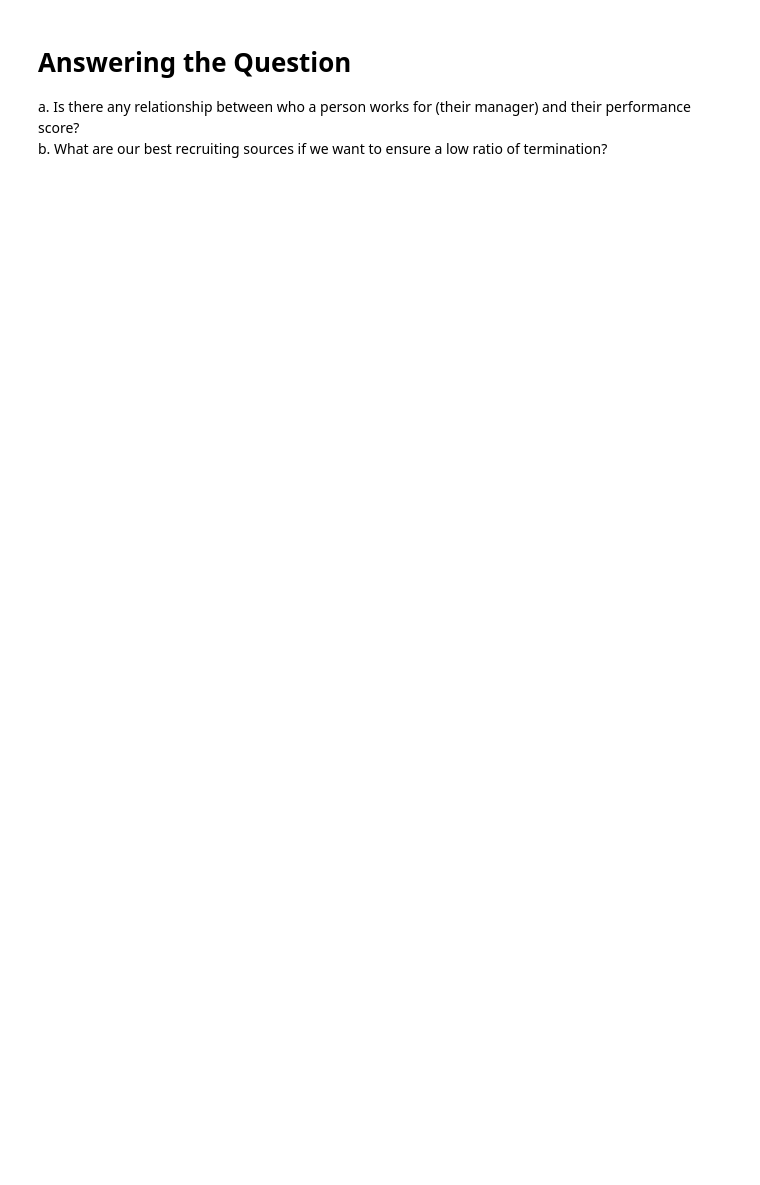
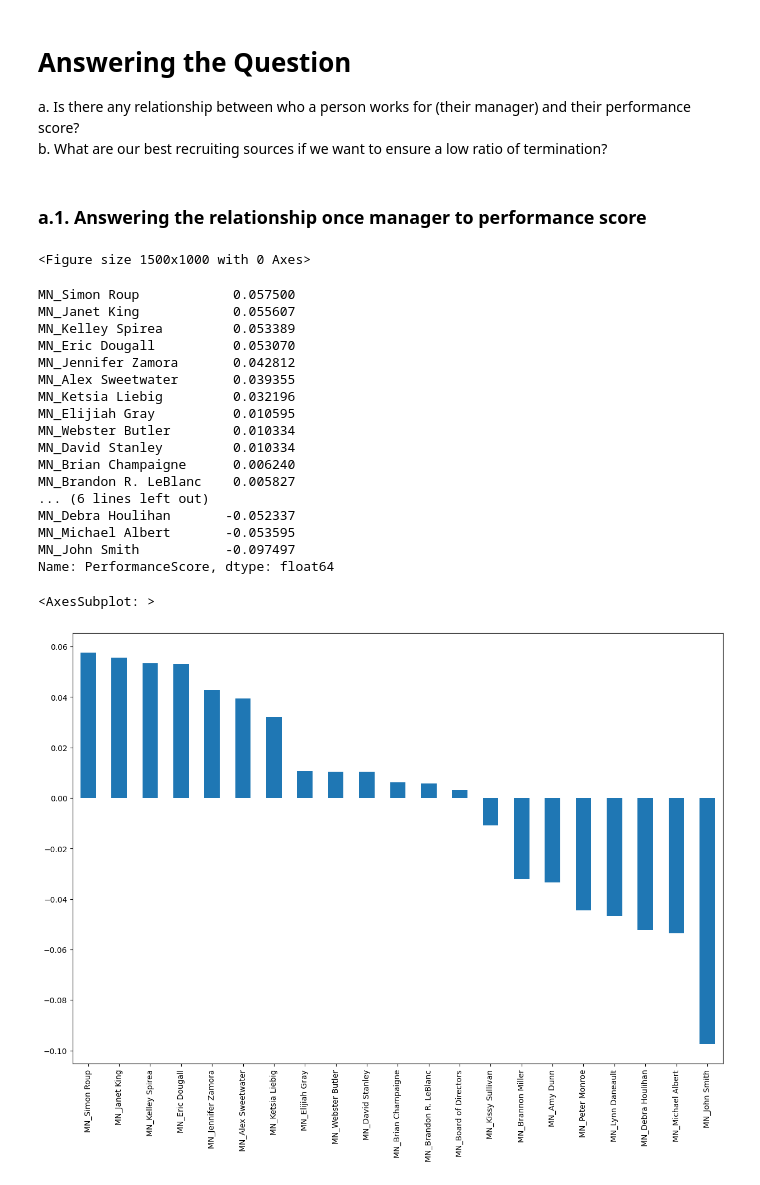
Before and after one commit to TeguhPermana666/Termd-Prediction-Employee, a Jupyter notebook: Model.ipynb, the cells around one changed output. Cells and saved outputs as stored; diff of their text form; code cells hidden in the pictures; blank space fills up the shorter version.

```diff
--- a/Model.ipynb
+++ b/Model.ipynb
@@ -507,3 +525,39 @@ tree.plot_tree(load_pickle,filled=True,class_names=cn);
 
 a.	Is there any relationship between who a person works for (their manager) and their performance score?<br>
 b.	What are our best recruiting sources if we want to ensure a low ratio of termination?<br>
+# %% [markdown]
+### a.1. Answering the relationship once manager to performance score
+# %%
+# Relationship between who a person works for(ther manager) and their performance score
+plt.figure(figsize=(15,10))
+corelations=data_x.corr()
+corelations=corelations["PerformanceScore"].sort_values(ascending=False)
+corelations[["MN_Alex Sweetwater","MN_Webster Butler","MN_Amy Dunn","MN_Board of Directors","MN_Brandon R. LeBlanc","MN_Brannon Miller","MN_Brian Champaigne",\
+    "MN_David Stanley","MN_Debra Houlihan","MN_Elijiah Gray","MN_Eric Dougall","MN_Janet King","MN_Jennifer Zamora","MN_John Smith","MN_Kelley Spirea",\
+    "MN_Ketsia Liebig","MN_Kissy Sullivan","MN_Lynn Daneault","MN_Michael Albert","MN_Peter Monroe","MN_Simon Roup"]].sort_values(ascending=False)
+#plot
+corelations[["MN_Alex Sweetwater","MN_Webster Butler","MN_Amy Dunn","MN_Board of Directors","MN_Brandon R. LeBlanc","MN_Brannon Miller","MN_Brian Champaigne",\
+    "MN_David Stanley","MN_Debra Houlihan","MN_Elijiah Gray","MN_Eric Dougall","MN_Janet King","MN_Jennifer Zamora","MN_John Smith","MN_Kelley Spirea",\
+    "MN_Ketsia Liebig","MN_Kissy Sullivan","MN_Lynn Daneault","MN_Michael Albert","MN_Peter Monroe","MN_Simon Roup"]].sort_values(ascending=False).plot(kind="bar")
+plt.show()
+# %% [output]
+<Figure size 1500x1000 with 0 Axes>
+MN_Simon Roup            0.057500
+MN_Janet King            0.055607
+MN_Kelley Spirea         0.053389
+MN_Eric Dougall          0.053070
+MN_Jennifer Zamora       0.042812
+MN_Alex Sweetwater       0.039355
+MN_Ketsia Liebig         0.032196
+MN_Elijiah Gray          0.010595
+MN_Webster Butler        0.010334
+MN_David Stanley         0.010334
+MN_Brian Champaigne      0.006240
+MN_Brandon R. LeBlanc    0.005827
+... (6 lines left out)
+MN_Debra Houlihan       -0.052337
+MN_Michael Albert       -0.053595
+MN_John Smith           -0.097497
+Name: PerformanceScore, dtype: float64
+<AxesSubplot: >
+[figure, added]
```
Also changed, not shown: parts of 16 cells of this notebook, 2 other files.
